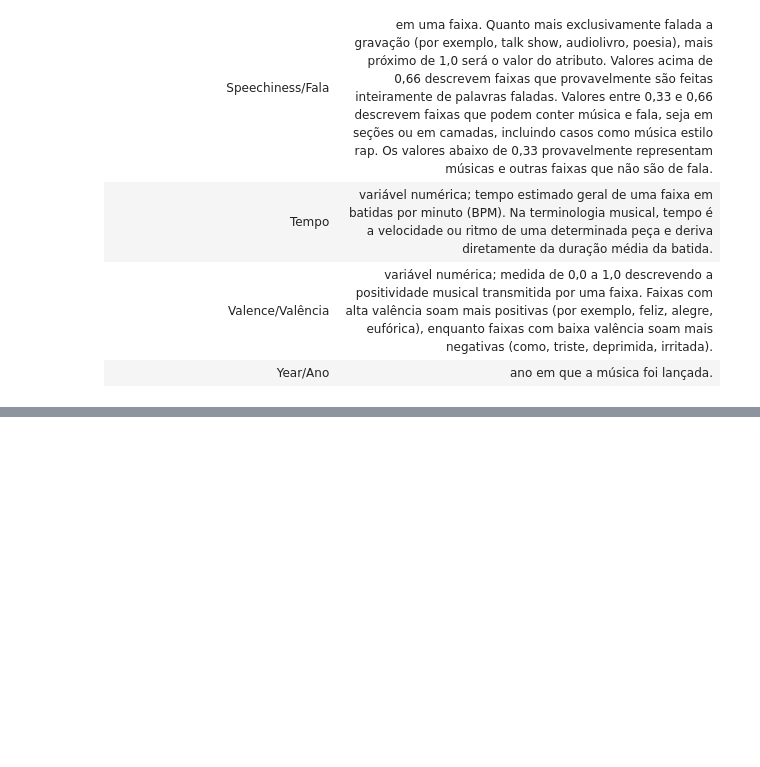
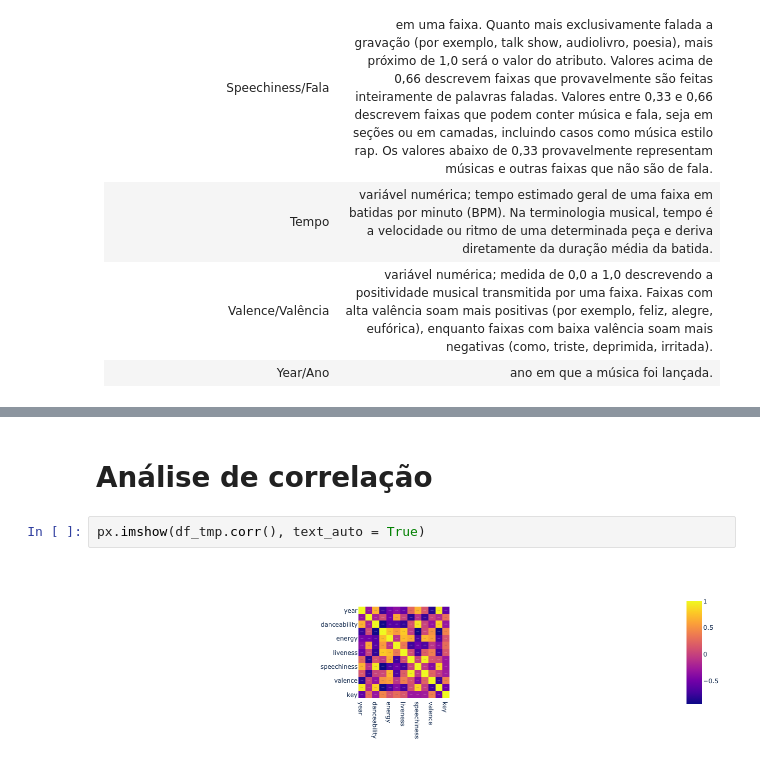
Before and after one commit to edupmon/alura, a Jupyter notebook: data-science/spark-sistema-recomendacao/sistema-recomendacao.ipynb, the cells around one changed output, grey strips where cells are left out. Saved outputs shown, nothing was run; the diff lists cells and outputs as text; blank space fills up the shorter version.

```diff
--- a/data-science/spark-sistema-recomendacao/sistema-recomendacao.ipynb
+++ b/data-science/spark-sistema-recomendacao/sistema-recomendacao.ipynb
@@ -41,0 +151,6 @@ To adjust logging level use sc.setLogLevel(newLevel). For SparkR, use setLogLeve
+# %% [markdown]
+# Análise de correlação
+# %%
+px.imshow(df_tmp.corr(), text_auto = True)
+# %% [output]
+[figure, added]
```
Also changed, not shown: parts of 15 cells of this notebook, 1 other file.
